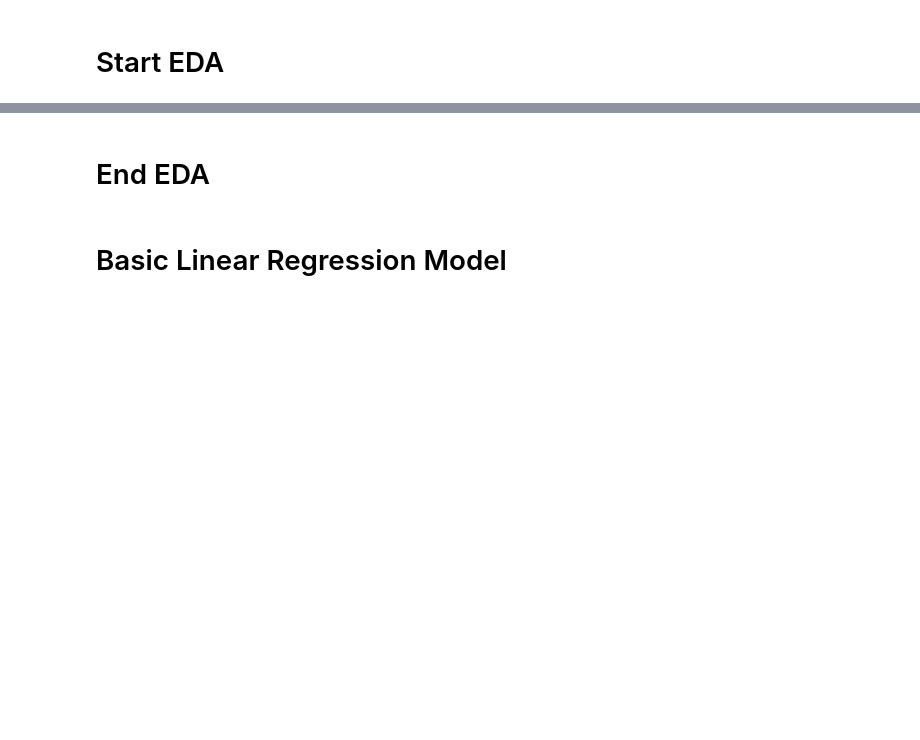
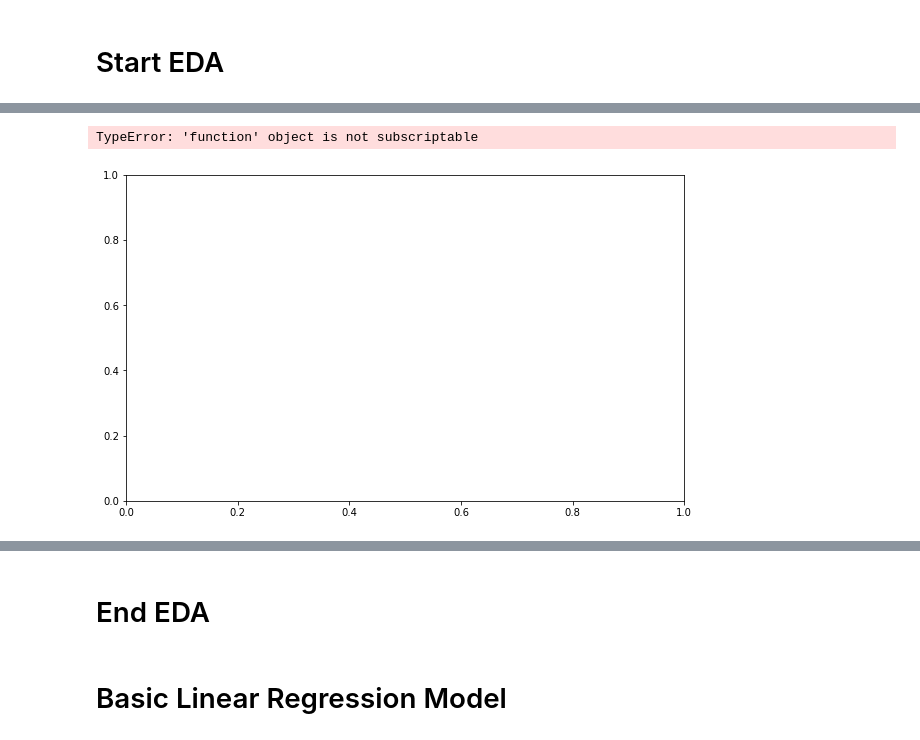
Before and after one commit to ThobaniMwandla/regression_JM3_DSFT, a Jupyter notebook: notebooks/All Predict models.ipynb, the cells around one changed output, grey strips where cells are left out. Saved outputs shown, nothing was run; the diff lists cells and outputs as text; code cells hidden in the pictures; blank space fills up the shorter version.

```diff
--- a/notebooks/All Predict models.ipynb
+++ b/notebooks/All Predict models.ipynb
@@ -95,0 +124,2 @@ X_train, X_test, y_train, y_test = train_test_split(X, y, test_size=0.2, random_
+# %%
+df = pd.read_csv
@@ -95,0 +160,26 @@ X_train, X_test, y_train, y_test = train_test_split(X, y, test_size=0.2, random_
+# %%
+# For this plot we need to access the underlyong axes ojects to create our chart.
+#To display our data correctly we need also the set the 'figsize' argument to increase the size of the plot.
+fig,ax=plt.subplots(figsize=(10,6))
+
+#Create the scatter plot ,with the 'size' variable being coded as the marker colour.
+#We se the 'alpha' parameters to make the markers slightly transparent to view thw overlappping points.
+scatter = ax.scatter(df['Months']),
+df['Province'],c=df['Total_Qty_Sold'],
+cmap='YIGnBu'
+
+
+#We now create our legend based upon the underlying group size and colour assignments.
+ax.legend(*scatter,legend_elements(),
+loc="best",title="Province Apples purchased Stats")
+
+
+#Set graph and axis title
+plt.title('Monthly Sold Items per Province')
+plt.xlabel('Month')
+plt.ylabel('Total')
+
+plt.show()
+# %% [output]
+TypeError: 'function' object is not subscriptable
+[figure, added]
```
Also changed, not shown: parts of 20 cells of this notebook.
